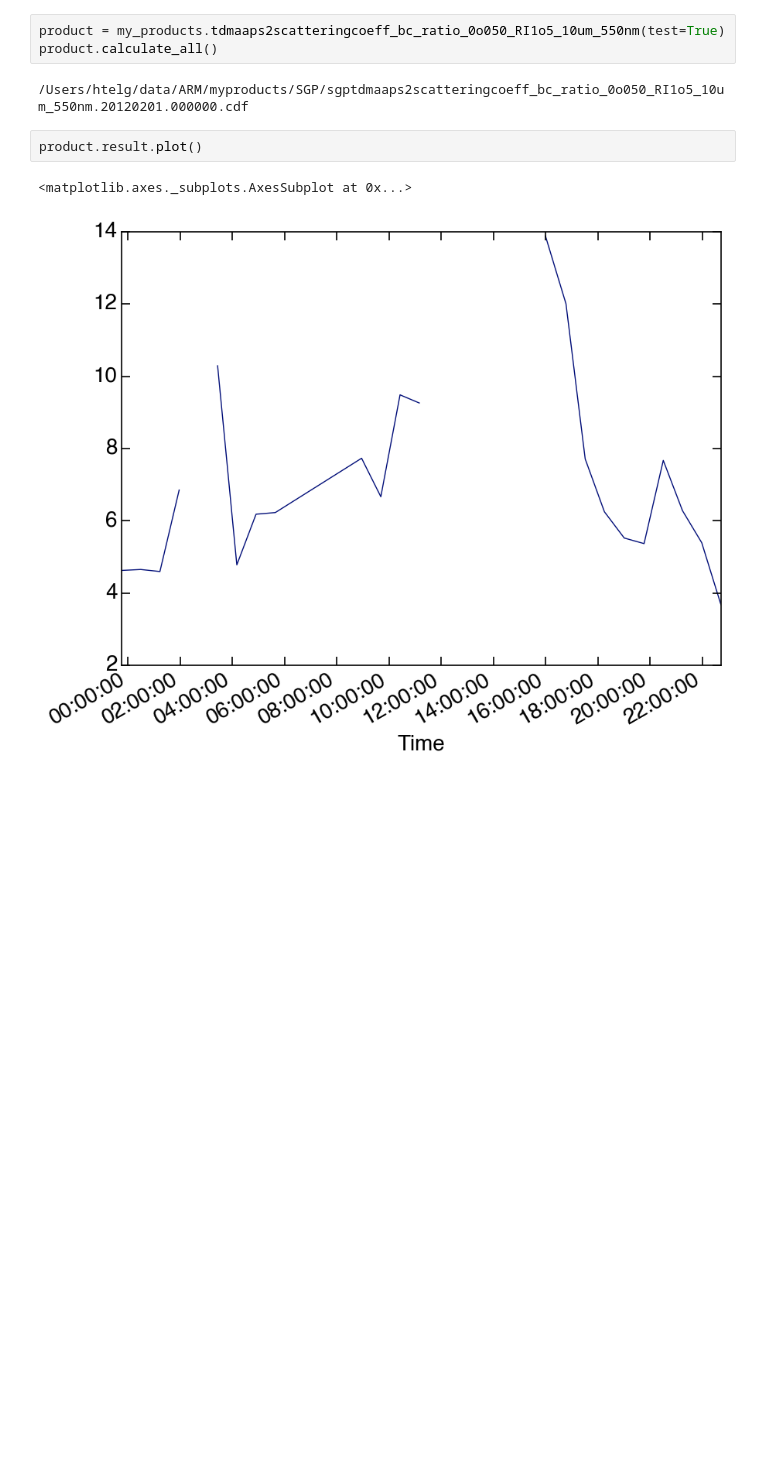
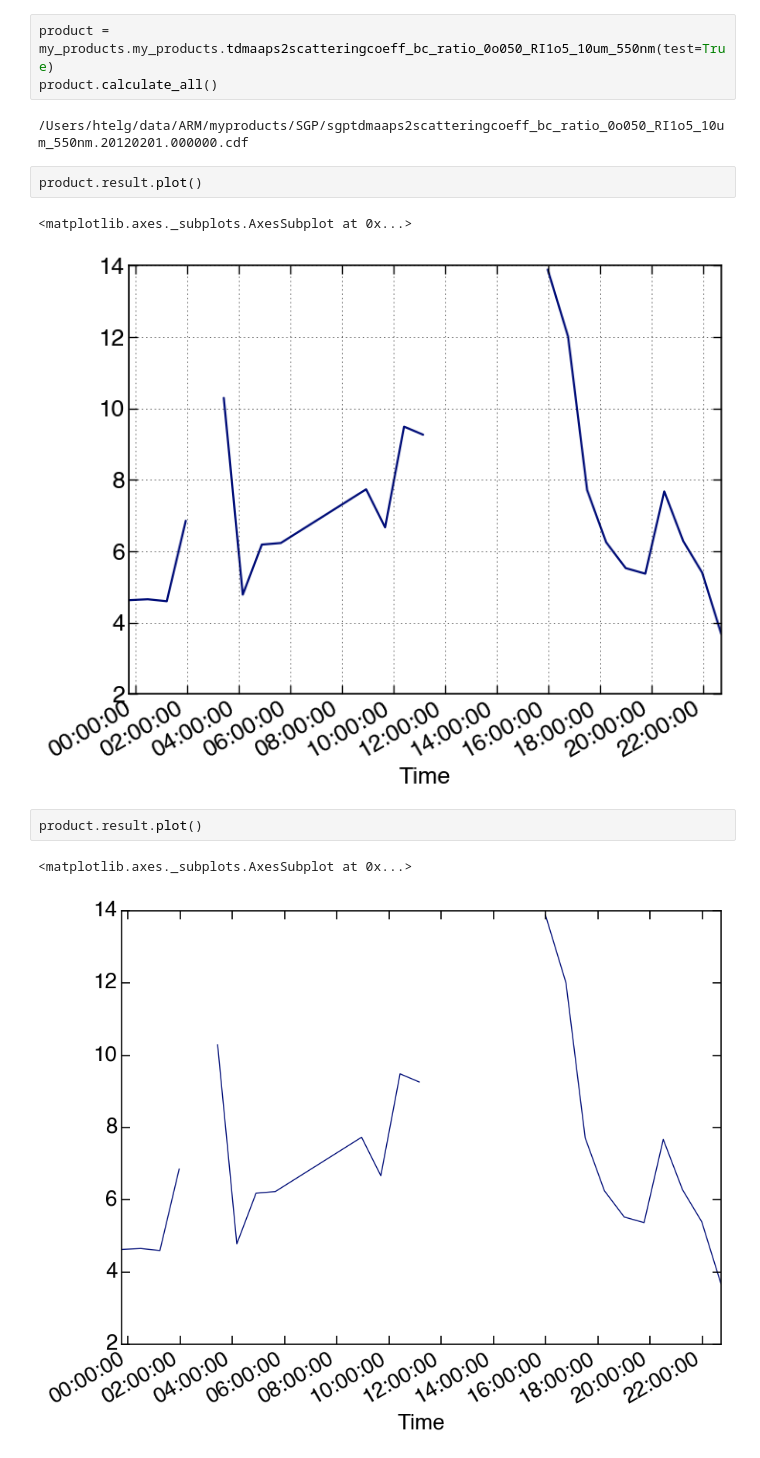
Before and after one commit to hagne/hagpack, a Jupyter notebook: hagpack/projects/arm/my products.ipynb, the cells around one changed output. Saved outputs shown, nothing was run; the diff lists cells and outputs as text; blank space fills up the shorter version.

```diff
--- a/hagpack/projects/arm/my products.ipynb
+++ b/hagpack/projects/arm/my products.ipynb
@@ -292,10 +531,15 @@ product.calculate_all()
 # %% [markdown]
 ## tdmaaps2scatteringcoeff_bc_ratio_0o050_RI1o5_10um_550nm
 # %%
-product = my_products.tdmaaps2scatteringcoeff_bc_ratio_0o050_RI1o5_10um_550nm(test=True)
+product = my_products.my_products.tdmaaps2scatteringcoeff_bc_ratio_0o050_RI1o5_10um_550nm(test=True)
 product.calculate_all()
 # %% [output]
 /Users/htelg/data/ARM/myproducts/SGP/sgptdmaaps2scatteringcoeff_bc_ratio_0o050_RI1o5_10um_550nm.20120201.000000.cdf
+# %%
+product.result.plot()
+# %% [output]
+<matplotlib.axes._subplots.AxesSubplot at 0x...>
+[figure, added]
 # %%
 product.result.plot()
 # %% [output]
```
Also changed, not shown: parts of 58 cells of this notebook, 2 other files.
